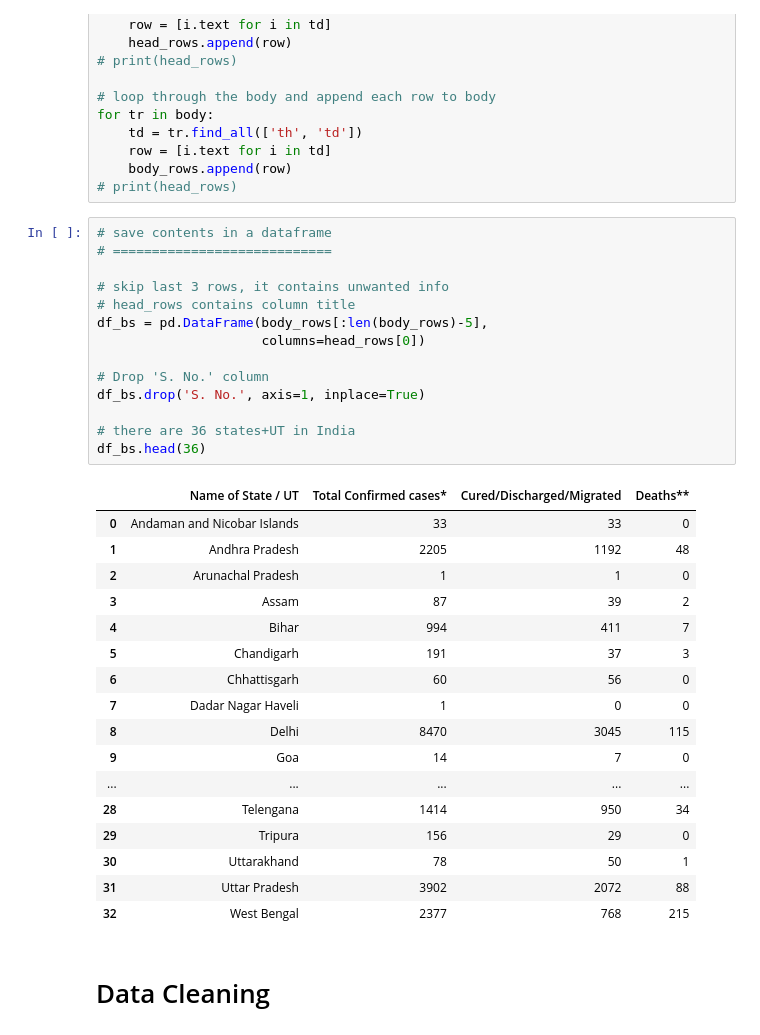
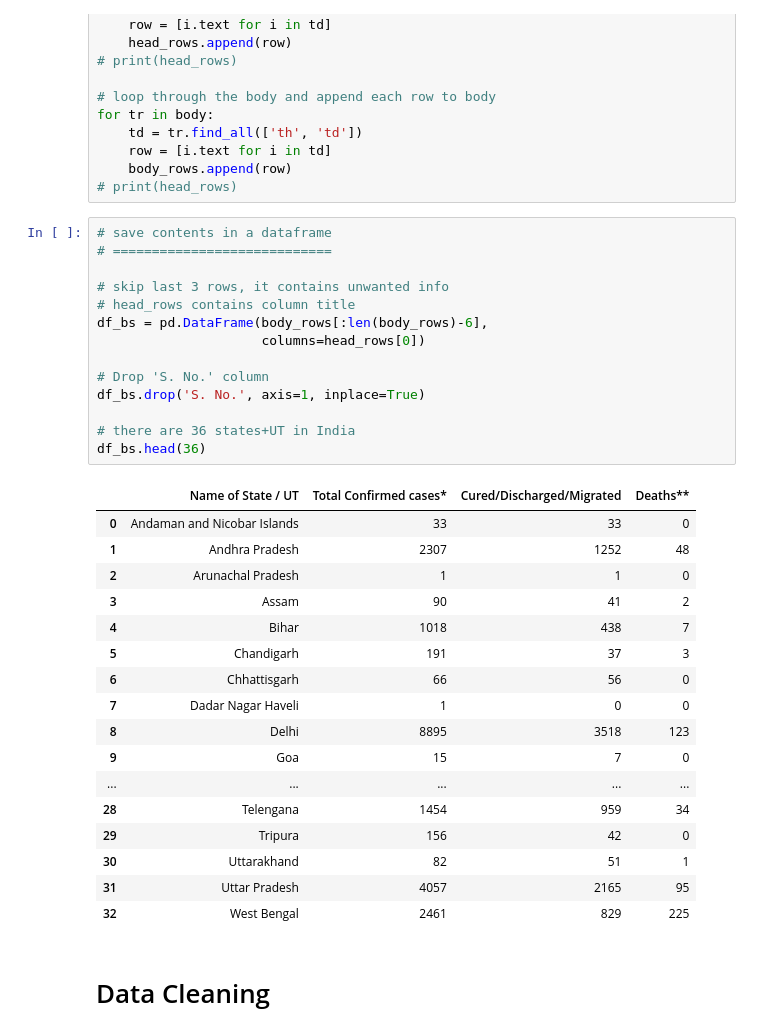
Before and after one commit to imdevskp/covid-19-india-data, a Jupyter notebook: web_scraping.ipynb, the cells around one changed output. Drawn from its saved outputs; the diff is of its cells as text.

```diff
--- a/web_scraping.ipynb
+++ b/web_scraping.ipynb
@@ -79,35 +79,35 @@ for tr in body:
 # %%
 # save contents in a dataframe
 # ============================
 
 # skip last 3 rows, it contains unwanted info
 # head_rows contains column title
-df_bs = pd.DataFrame(body_rows[:len(body_rows)-5],
+df_bs = pd.DataFrame(body_rows[:len(body_rows)-6],
                      columns=head_rows[0])
 
 # Drop 'S. No.' column
 df_bs.drop('S. No.', axis=1, inplace=True)
 
 # there are 36 states+UT in India
 df_bs.head(36)
 # %% [output]
 |  | Name of State / UT | Total Confirmed cases* | Cured/Discharged/Migrated | Deaths** |
 | 0 | Andaman and Nicobar Islands | 33 | 33 | 0 |
-| 1 | Andhra Pradesh | 2205 | 1192 | 48 |
+| 1 | Andhra Pradesh | 2307 | 1252 | 48 |
 | 2 | Arunachal Pradesh | 1 | 1 | 0 |
-| 3 | Assam | 87 | 39 | 2 |
-| 4 | Bihar | 994 | 411 | 7 |
+| 3 | Assam | 90 | 41 | 2 |
+| 4 | Bihar | 1018 | 438 | 7 |
 | 5 | Chandigarh | 191 | 37 | 3 |
-| 6 | Chhattisgarh | 60 | 56 | 0 |
+| 6 | Chhattisgarh | 66 | 56 | 0 |
 | 7 | Dadar Nagar Haveli | 1 | 0 | 0 |
-| 8 | Delhi | 8470 | 3045 | 115 |
-| 9 | Goa | 14 | 7 | 0 |
+| 8 | Delhi | 8895 | 3518 | 123 |
+| 9 | Goa | 15 | 7 | 0 |
 | ... | ... | ... | ... | ... |
-| 28 | Telengana | 1414 | 950 | 34 |
-| 29 | Tripura | 156 | 29 | 0 |
-| 30 | Uttarakhand | 78 | 50 | 1 |
-| 31 | Uttar Pradesh | 3902 | 2072 | 88 |
-| 32 | West Bengal | 2377 | 768 | 215 |
+| 28 | Telengana | 1454 | 959 | 34 |
+| 29 | Tripura | 156 | 42 | 0 |
+| 30 | Uttarakhand | 82 | 51 | 1 |
+| 31 | Uttar Pradesh | 4057 | 2165 | 95 |
+| 32 | West Bengal | 2461 | 829 | 225 |
 # %% [markdown]
 # Data Cleaning
 # %%
```
Also changed, not shown: parts of 4 cells of this notebook, 6 other files.
